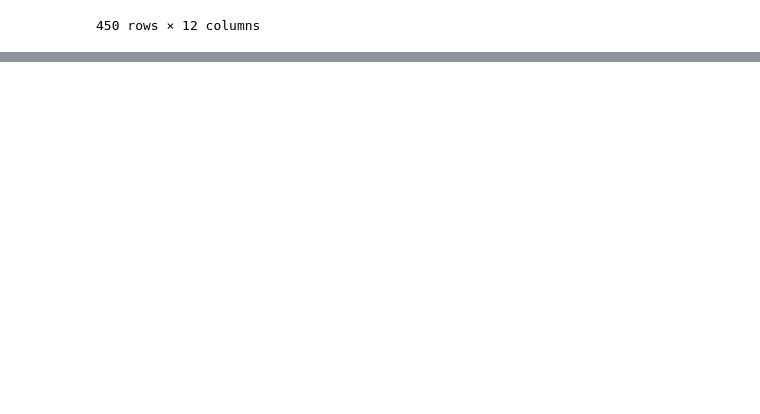
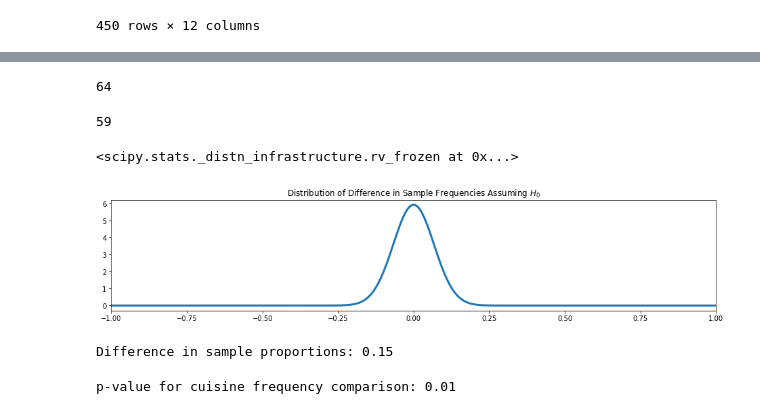
Before and after one commit to yueweng/restaurant-reviews, a Jupyter notebook: project.ipynb, the cells around one changed output, grey strips where cells are left out. Drawn from its saved outputs; the diff is of its cells as text; code cells hidden in the pictures; blank space fills up the shorter version.

Commit message:
add p value graph

```diff
--- a/project.ipynb
+++ b/project.ipynb
@@ -1879,0 +1904,6 @@ italianlv_df
+# %%
+it_sample = []
+for i in range(120):
+    it_sample.append(italianlv_df.sample(1)['stars'].item())
+
+it_sample
@@ -1879,0 +1928,51 @@ italianlv_df
+# %%
+jap_success = 0
+
+for ele in jap_sample:
+    if ele >= 4.0:
+        jap_success += 1
+
+jap_success
+# %% [output]
+64
+# %%
+it_success = 0
+
+for ele in it_sample:
+    if ele >= 4.0:
+        it_success += 1
+
+it_success
+# %% [output]
+59
+# %%
+shared_sample_freq = (jap_success + it_success) / (220)
+shared_sample_variance = 220 * (shared_sample_freq * (1 - shared_sample_freq)) / (100*120)
+
+difference_in_proportions = stats.norm(0, np.sqrt(shared_sample_variance))
+difference_in_proportions
+# %% [output]
+<scipy.stats._distn_infrastructure.rv_frozen at 0x...>
+# %%
+fig, ax = plt.subplots(1, figsize=(16, 3))
+
+x = np.linspace(-1, 1, num=250)
+ax.plot(x, difference_in_proportions.pdf(x), linewidth=3)
+ax.set_xlim(-1, 1)
+ax.set_title("Distribution of Difference in Sample Frequencies Assuming $H_0$")
+
+fig.savefig('images/h0.png')
+# %% [output]
+[figure, added]
+# %%
+jap_sample_freq = jap_success / 100
+it_sample_freq = it_success / 120
+difference_in_sample_proportions = jap_sample_freq - it_sample_freq
+print("Difference in sample proportions: {:2.2f}".format(difference_in_sample_proportions))
+# %% [output]
+Difference in sample proportions: 0.15
+# %%
+p_value = 1 - difference_in_proportions.cdf(difference_in_sample_proportions)
+print("p-value for cuisine frequency comparison: {:2.2f}".format(p_value))
+# %% [output]
+p-value for cuisine frequency comparison: 0.01
```
Also changed, not shown: parts of 3 cells of this notebook, 3 other files.
